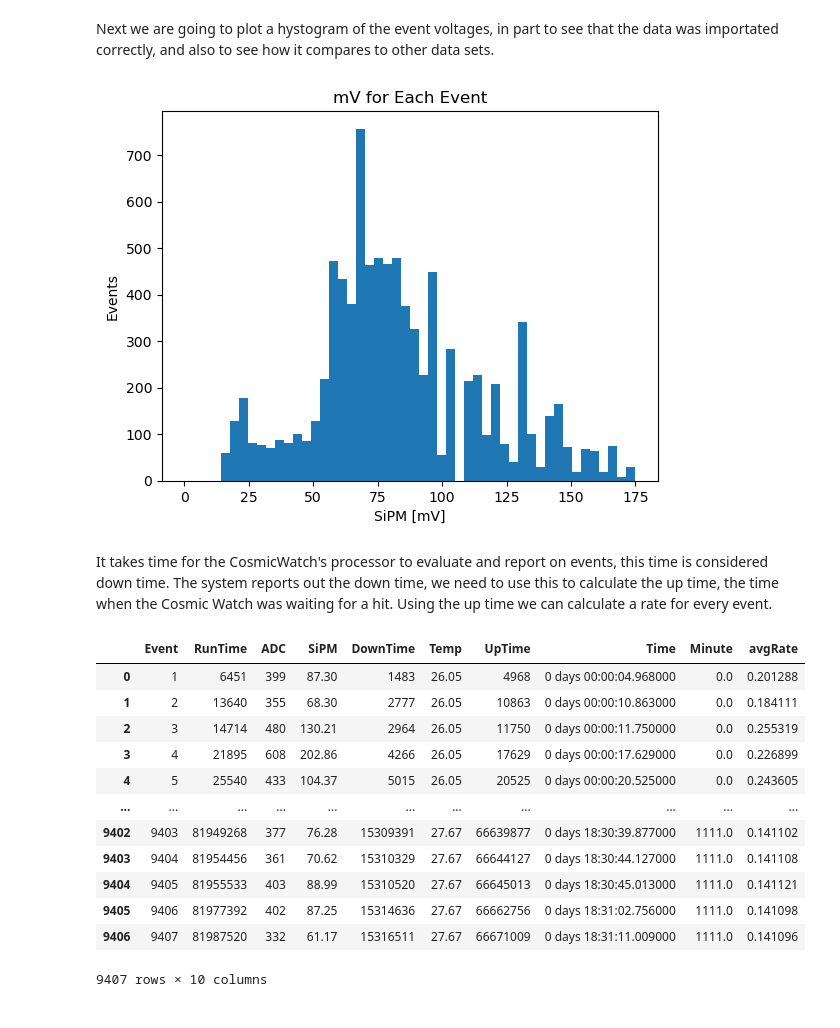
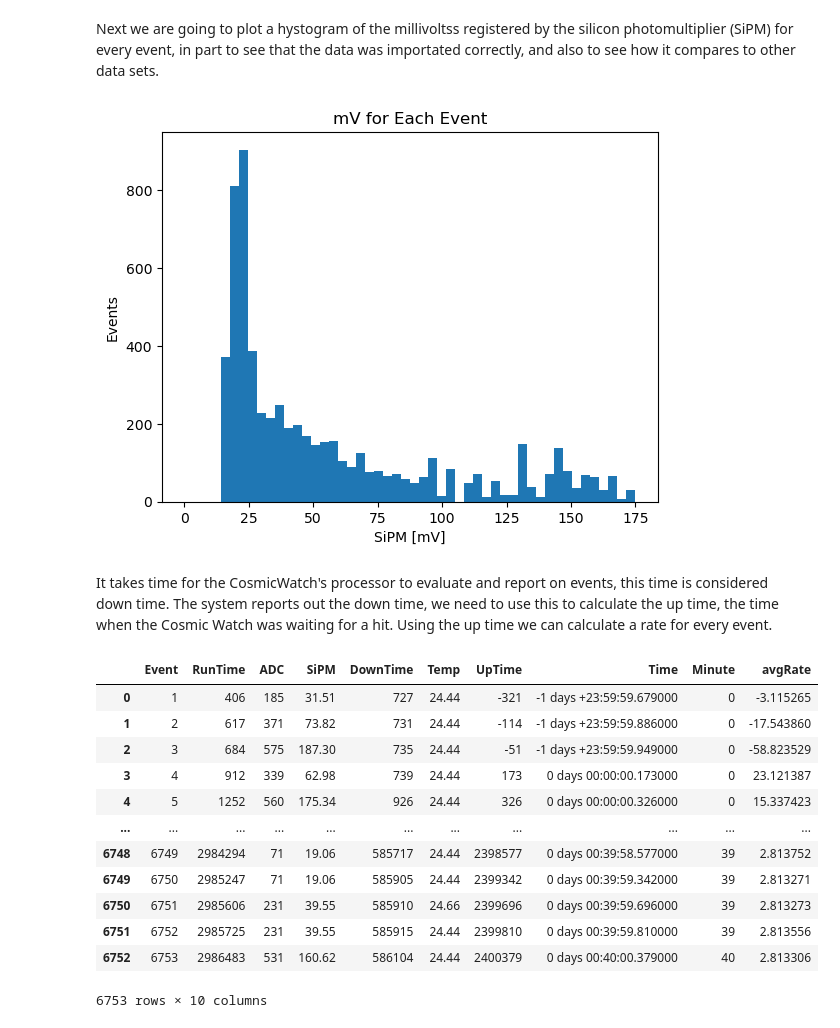
Before and after one commit to dkallenberg/Quarknet-CosmicWatch-ipynb, a Jupyter notebook: CW_Data_Analysis.ipynb, the cells around one changed output. Saved outputs shown, nothing was run; the diff lists cells and outputs as text; code cells hidden in the pictures.

```diff
--- a/CW_Data_Analysis.ipynb
+++ b/CW_Data_Analysis.ipynb
@@ -12,11 +14,13 @@ import matplotlib as mpl #For ploting data
 import matplotlib.pyplot as plt #For typing less when poloting data
 import math #for other math we might do.
 
-inline_rc = dict(mpl.rcParams) #Sets Parameters for plots.
+#The next line sets parameters for plots.
+inline_rc = dict(mpl.rcParams)
 
+# The next line imports the data from a csv file to a Pandas data frame.
+data = pd.read_csv('https://raw.githubusercontent.com/dkallenberg/Quarknet-CosmicWatch-ipynb/main/CW_Sample.csv')
 
-data = pd.read_csv('https://raw.githubusercontent.com/dkallenberg/Quarknet-CosmicWatch-ipynb/main/CW_A_Data2023_Jul_10.csv')
-
+# Finally the data frome is displayed.
 data
 # %% [output]
 |  | Event | RunTime | ADC | SiPM | DownTime | Temp |
@@ -35,36 +39,48 @@ data
 # %% [markdown]
-Next we are going to plot a hystogram of the event voltages, in part to see that the data was importated correctly, and also to see how it compares to other data sets.
+Next we are going to plot a hystogram of the millivoltss registered by the silicon photomultiplier (SiPM) for every event, in part to see that the data was importated correctly, and also to see how it compares to other data sets.
 # %%
-# This makes a histogram of that totally useless calculation above
+# This makes a histogram of infromation form the data frame above.
+#"data.SiPM" insterts all of the values form the SiPM column of the data frame named data.
 plt.hist(data.SiPM, bins=50, range=[0,175], log=False)
 plt.title("mV for Each Event")
 plt.xlabel("SiPM [mV]")
 plt.ylabel("Events");
 # %% [output]
-[figure, old version]
+[figure, new version]
 # %% [markdown]
 It takes time for the CosmicWatch's processor to evaluate and report on events, this time is considered down time. The system reports out the down time, we need to use this to calculate the up time, the time when the Cosmic Watch was waiting for a hit. Using the up time we can calculate a rate for every event.
 # %%
+# First we will calculate the 'UpTime' by subtracting gthe down time from the run time
 data['UpTime'] = (data.RunTime - data.DownTime)
+
+# Then the up time will be converted to an easily read able time.
 data['Time'] = pd.to_timedelta(data.UpTime, unit='ms')
+
+# The UpTime is then converted to a number of minutes by dividing by the 60,000 ms in a minute.
 data['Minute']= (data.UpTime/(60000))
-data.Minute = round(data.Minute,0)
+
+#The number of minutes is then rounded to a whole number.
+data.Minute = (data.Minute).astype(int)
+
+#
 data['avgRate'] = data.Event/(data.UpTime/1000)
+
+#
 data
 # %% [output]
 |  | Event | RunTime | ADC | SiPM | DownTime | Temp | UpTime | Time | Minute | avgRate |
-| 0 | 1 | 6451 | 399 | 87.30 | 1483 | 26.05 | 4968 | 0 days 00:00:04.968000 | 0.0 | 0.201288 |
-| 1 | 2 | 13640 | 355 | 68.30 | 2777 | 26.05 | 10863 | 0 days 00:00:10.863000 | 0.0 | 0.184111 |
-| 2 | 3 | 14714 | 480 | 130.21 | 2964 | 26.05 | 11750 | 0 days 00:00:11.750000 | 0.0 | 0.255319 |
-| 3 | 4 | 21895 | 608 | 202.86 | 4266 | 26.05 | 17629 | 0 days 00:00:17.629000 | 0.0 | 0.226899 |
-| 4 | 5 | 25540 | 433 | 104.37 | 5015 | 26.05 | 20525 | 0 days 00:00:20.525000 | 0.0 | 0.243605 |
+| 0 | 1 | 406 | 185 | 31.51 | 727 | 24.44 | -321 | -1 days +23:59:59.679000 | 0 | -3.115265 |
+| 1 | 2 | 617 | 371 | 73.82 | 731 | 24.44 | -114 | -1 days +23:59:59.886000 | 0 | -17.543860 |
+| 2 | 3 | 684 | 575 | 187.30 | 735 | 24.44 | -51 | -1 days +23:59:59.949000 | 0 | -58.823529 |
+| 3 | 4 | 912 | 339 | 62.98 | 739 | 24.44 | 173 | 0 days 00:00:00.173000 | 0 | 23.121387 |
+| 4 | 5 | 1252 | 560 | 175.34 | 926 | 24.44 | 326 | 0 days 00:00:00.326000 | 0 | 15.337423 |
 | ... | ... | ... | ... | ... | ... | ... | ... | ... | ... | ... |
-| 9402 | 9403 | 81949268 | 377 | 76.28 | 15309391 | 27.67 | 66639877 | 0 days 18:30:39.877000 | 1111.0 | 0.141102 |
-| 9403 | 9404 | 81954456 | 361 | 70.62 | 15310329 | 27.67 | 66644127 | 0 days 18:30:44.127000 | 1111.0 | 0.141108 |
-| 9404 | 9405 | 81955533 | 403 | 88.99 | 15310520 | 27.67 | 66645013 | 0 days 18:30:45.013000 | 1111.0 | 0.141121 |
-| 9405 | 9406 | 81977392 | 402 | 87.25 | 15314636 | 27.67 | 66662756 | 0 days 18:31:02.756000 | 1111.0 | 0.141098 |
-| 9406 | 9407 | 81987520 | 332 | 61.17 | 15316511 | 27.67 | 66671009 | 0 days 18:31:11.009000 | 1111.0 | 0.141096 |
+| 6748 | 6749 | 2984294 | 71 | 19.06 | 585717 | 24.44 | 2398577 | 0 days 00:39:58.577000 | 39 | 2.813752 |
+| 6749 | 6750 | 2985247 | 71 | 19.06 | 585905 | 24.44 | 2399342 | 0 days 00:39:59.342000 | 39 | 2.813271 |
+| 6750 | 6751 | 2985606 | 231 | 39.55 | 585910 | 24.66 | 2399696 | 0 days 00:39:59.696000 | 39 | 2.813273 |
+| 6751 | 6752 | 2985725 | 231 | 39.55 | 585915 | 24.44 | 2399810 | 0 days 00:39:59.810000 | 39 | 2.813556 |
+| 6752 | 6753 | 2986483 | 531 | 160.62 | 586104 | 24.44 | 2400379 | 0 days 00:40:00.379000 | 40 | 2.813306 |
-9407 rows × 10 columns
+6753 rows × 10 columns
 # %%
 Data1Min = data.drop_duplicates(subset=['Minute'], keep='first')
 Data1Min = Data1Min.loc[:,('Event','RunTime','DownTime','UpTime','Time','Minute','avgRate')]
```
Also changed, not shown: parts of 9 cells of this notebook, 3 other files.
